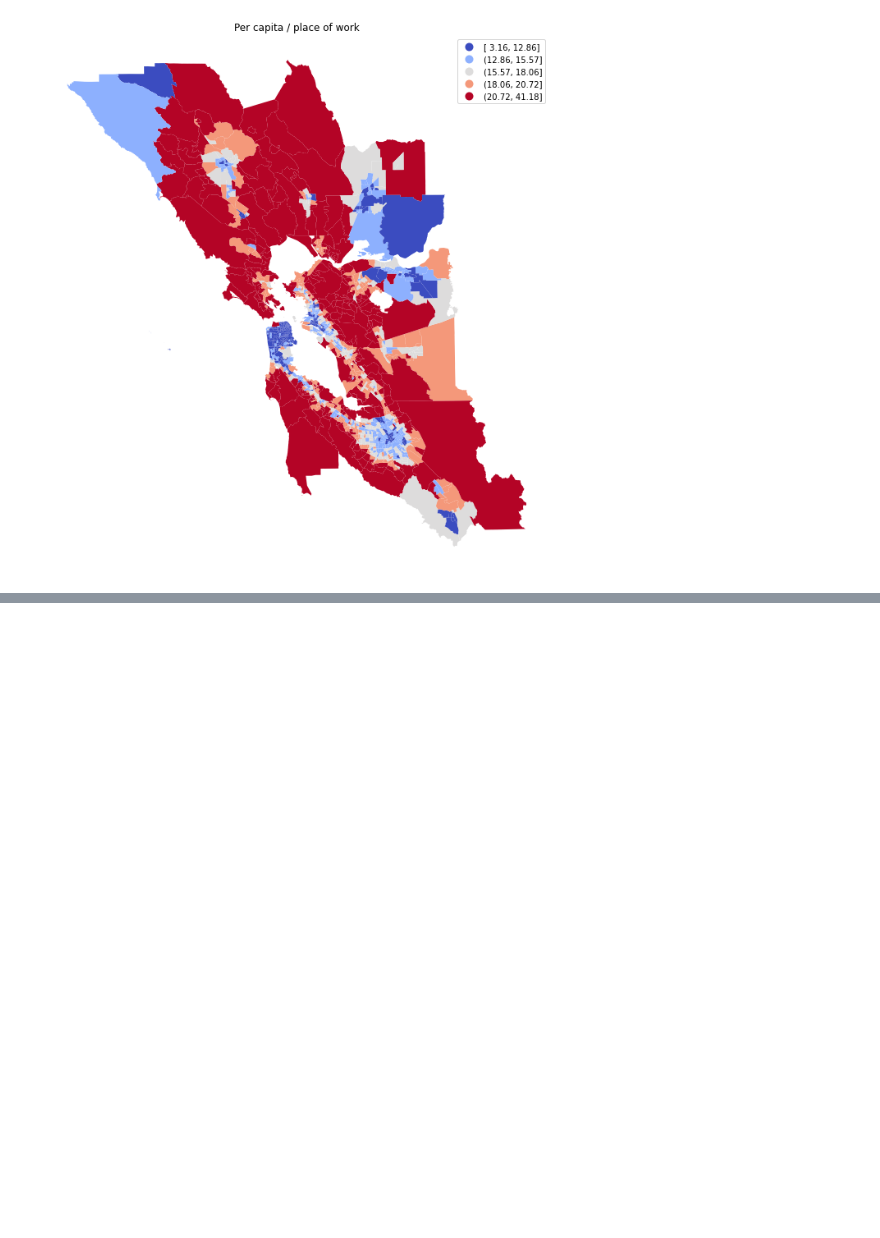
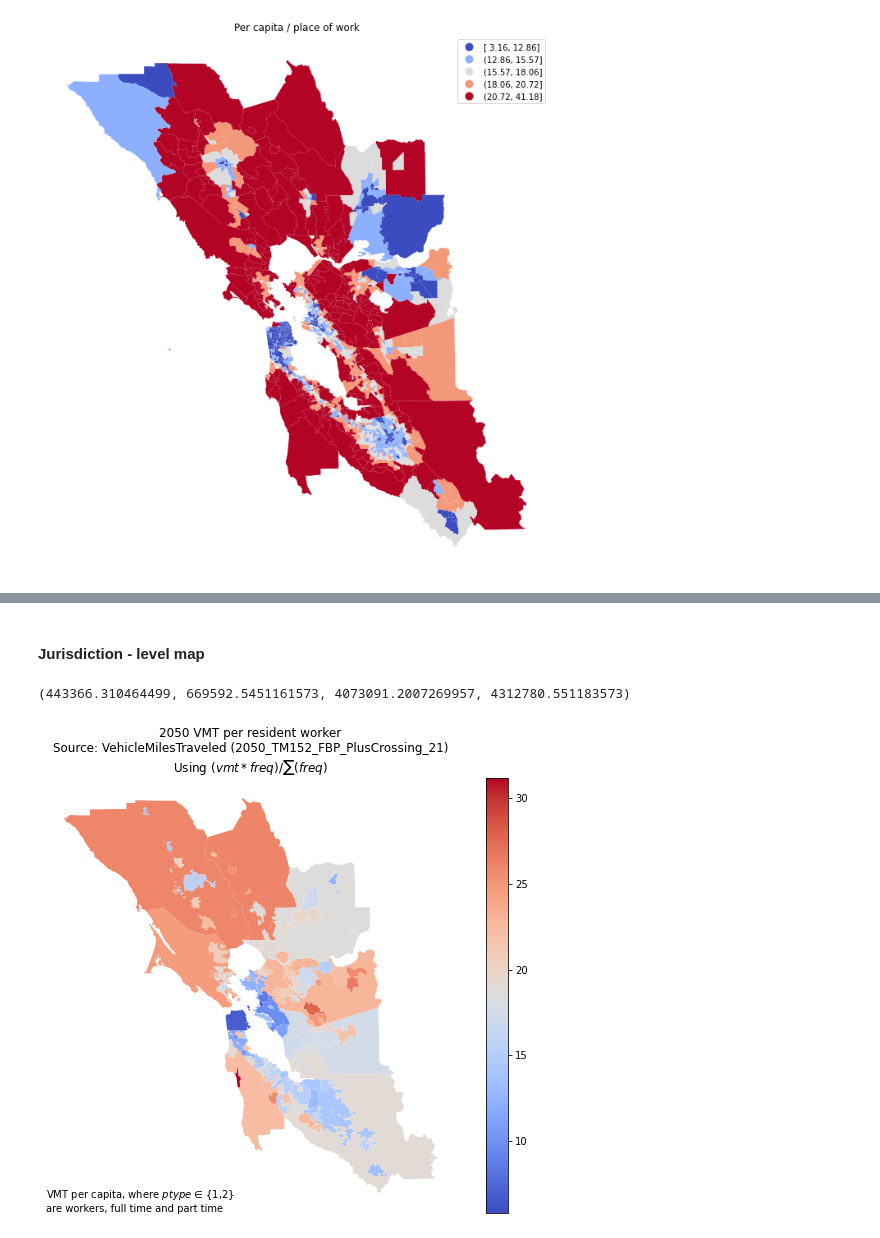
Before and after one commit to BayAreaMetro/regional-housing-needs-assessment, a Jupyter notebook: HCD_Data/PBA2050 VMT summary.ipynb, the cells around one changed output, grey strips where cells are left out. Cells and saved outputs as stored; diff of their text form; code cells hidden in the pictures; blank space fills up the shorter version.

```diff
--- a/HCD_Data/PBA2050 VMT summary.ipynb
+++ b/HCD_Data/PBA2050 VMT summary.ipynb
@@ -30,0 +25,7 @@ taz.head()
+# %%
+taz = gpd.read_file('https://opendata.arcgis.com/datasets/94e6e7107f0745b5b2aabd651340b739_0.geojson').to_crs('EPSG:26910')
+
+#taz['county']=taz.county_mtc.map(countymap_mtc)
+taz=taz[taz.geometry.notnull()]
+taz['zone_id']=taz.taz1454
+taz.head()
@@ -342,0 +409,16 @@ vmt_juris.unstack(['year', 'scenario']).to_excel(
+# %% [markdown]
+#### Jurisdiction - level map
+# %%
+vmt_juris_geom = vmt_juris.unstack(['year', 'scenario'])['vmt_per_capita','2050','2050_TM152_FBP_PlusCrossing_21'].to_frame(name='vmt_per_capita_2050')
+vmt_juris_geom['geometry']=jurisdictions.set_index('juris').geometry
+ax = gpd.GeoDataFrame(vmt_juris_geom).plot('vmt_per_capita_2050',figsize=[11,8],legend=True,cmap=cm.coolwarm)
+
+MAP_YEAR='2050'
+subtitle = '$(vmt*freq)/\sum(freq)$'
+
+ax.set_title('{yr} VMT per resident worker\nSource: VehicleMilesTraveled ({path})\nUsing {expr}'.format(expr=subtitle,yr=MAP_YEAR,path=vmt_taz_por[vmt_taz_por.year==MAP_YEAR].scenario.iloc[0]))
+ax.annotate(text='VMT per capita, where $ptype$ ∈ {1,2}\nare workers, full time and part time', xy=(0.7,.95),xycoords='axes points')
+ax.axis('off')
+# %% [output]
+(443366.310464499, 669592.5451161573, 4073091.2007269957, 4312780.551183573)
+[figure, added]
```
Also changed, not shown: parts of 66 cells of this notebook, 1 other file.
